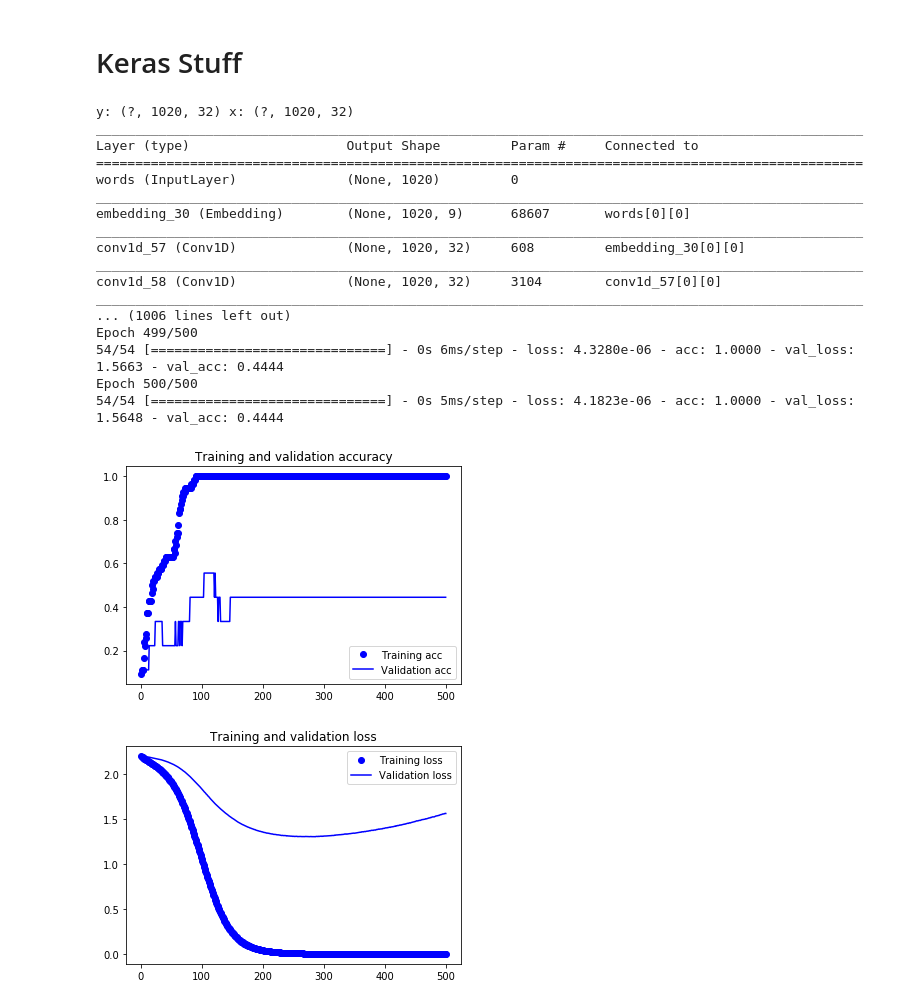
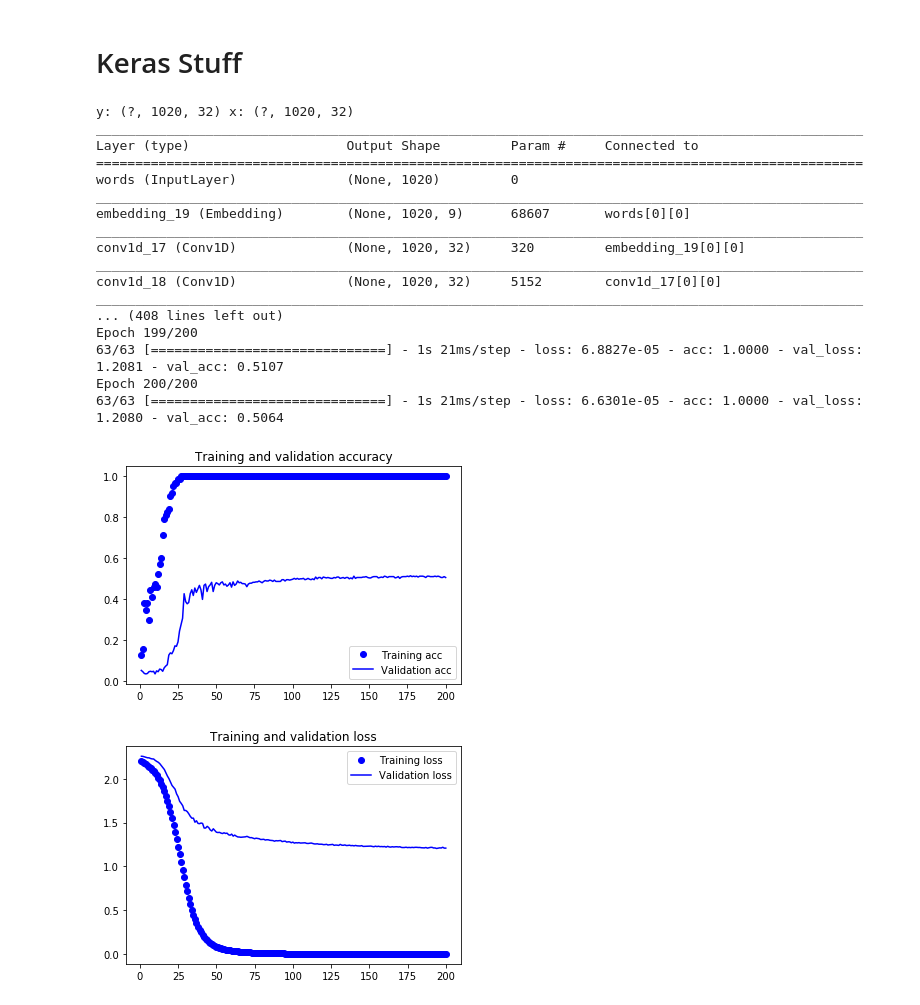
Before and after one commit to ErfanThinker/PAN19, a Jupyter notebook: my_solution.ipynb, the cells around one changed output. Drawn from its saved outputs; the diff is of its cells as text; code cells hidden in the pictures.

```diff
--- a/my_solution.ipynb
+++ b/my_solution.ipynb
@@ -108,14 +105,14 @@ train_data = pad_sequences(train_tokenized_indexed, maxlen=maxlen)
 
 test_data = pad_sequences(test_tokenized_indexed, maxlen=maxlen)
 
-# X_train, X_val, y_train, y_val = train_data, test_data, to_categorical(train_labels), to_categorical(test_labels)
-X_train, X_val, y_train, y_val = train_test_split(train_data, train_labels,
-                                                  test_size=len(set(train_labels)), random_state=2019,
-                                                  stratify=train_labels)
+X_train, X_val, y_train, y_val = train_data, test_data, to_categorical(train_labels), to_categorical(test_labels)
+# X_train, X_val, y_train, y_val = train_test_split(train_data, train_labels,
+#                                                   test_size=len(set(train_labels)), random_state=2019,
+#                                                   stratify=train_labels)
 
-y_train = to_categorical(y_train)
-y_val = to_categorical(y_val)
-
+# y_train = to_categorical(y_train)
+# y_val = to_categorical(y_val)
+# print(X_train.shape)
 
 word_input_tensor = Input(shape=(maxlen,) , name='words')
 
@@ -132,9 +129,9 @@ word_input_tensor = Input(shape=(maxlen,) , name='words')
 # model.add(Dense(embedding_dim, activation='relu'))
 # model.add(layers.Dense(len(set(train_labels)), activation='softmax'))
 x = layers.Embedding(w2d.word_embedding.shape[0], embedding_dim, input_length=maxlen)(word_input_tensor)
-x = layers.Conv1D(32, 2, activation='relu', padding='same')(x)
+x = layers.Conv1D(32, 1, activation='relu', padding='same')(x)
 # x = layers.MaxPooling1D(2)(x)
-y = layers.Conv1D(32, 3, activation='relu', padding='same')(x)
+y = layers.Conv1D(32, 5, activation='relu', padding='same')(x)
 # y = layers.MaxPooling1D(2)(y)
 # y = layers.Conv1D(32, 3, activation='relu')(y)
 # y = layers.MaxPooling1D(2)(y)
@@ -154,54 +151,54 @@ model.summary()
 # model.layers[0].set_weights([w2d.word_embedding])
 # model.layers[0].trainable = False
 
-model.compile(optimizer=optimizers.Adam(lr=1e-4),
+model.compile(optimizer=optimizers.Adam(lr=3e-4),
               loss='categorical_crossentropy',
               metrics=['acc'])
 history = model.fit(X_train, y_train,
                     validation_data=(X_val, y_val),
-                    epochs=500,
+                    epochs=200,
                     batch_size=1)
 
 acc = history.history['acc']
 val_acc = history.history['val_acc']
 loss = history.history['loss']
 val_loss = history.history['val_loss']
 
 epochs = range(1, len(acc) + 1)
 
 plt.plot(epochs, acc, 'bo', label='Training acc')
 plt.plot(epochs, val_acc, 'b', label='Validation acc')
 plt.title('Training and validation accuracy')
 plt.legend()
 
 plt.figure()
 
 plt.plot(epochs, loss, 'bo', label='Training loss')
 plt.plot(epochs, val_loss, 'b', label='Validation loss')
 plt.title('Training and validation loss')
 plt.legend()
 
 plt.show()
 # %% [output]
 y: (?, 1020, 32) x: (?, 1020, 32)
 __________________________________________________________________________________________________
 Layer (type)                    Output Shape         Param #     Connected to
 ==================================================================================================
 words (InputLayer)              (None, 1020)         0
 __________________________________________________________________________________________________
-embedding_30 (Embedding)        (None, 1020, 9)      68607       words[0][0]
+embedding_19 (Embedding)        (None, 1020, 9)      68607       words[0][0]
 __________________________________________________________________________________________________
-conv1d_57 (Conv1D)              (None, 1020, 32)     608         embedding_30[0][0]
+conv1d_17 (Conv1D)              (None, 1020, 32)     320         embedding_19[0][0]
 __________________________________________________________________________________________________
-conv1d_58 (Conv1D)              (None, 1020, 32)     3104        conv1d_57[0][0]
+conv1d_18 (Conv1D)              (None, 1020, 32)     5152        conv1d_17[0][0]
 __________________________________________________________________________________________________
-... (1006 lines left out)
-Epoch 499/500
-54/54 [==============================] - 0s 6ms/step - loss: 4.3280e-06 - acc: 1.0000 - val_loss: 1.5663 - val_acc: 0.4444
-Epoch 500/500
-54/54 [==============================] - 0s 5ms/step - loss: 4.1823e-06 - acc: 1.0000 - val_loss: 1.5648 - val_acc: 0.4444
+... (408 lines left out)
+Epoch 199/200
+63/63 [==============================] - 1s 21ms/step - loss: 6.8827e-05 - acc: 1.0000 - val_loss: 1.2081 - val_acc: 0.5107
+Epoch 200/200
+63/63 [==============================] - 1s 21ms/step - loss: 6.6301e-05 - acc: 1.0000 - val_loss: 1.2080 - val_acc: 0.5064
-[figure, old version]
+[figure, new version]
-[figure, old version]
+[figure, new version]
 # %%
 from numpy.random import seed
 seed(1)
```
Also changed, not shown: parts of 2 cells of this notebook.
